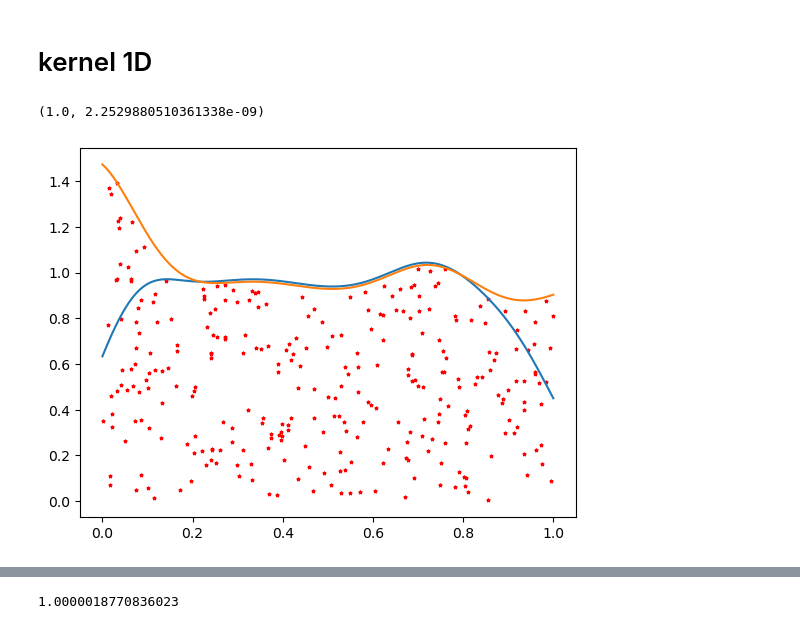
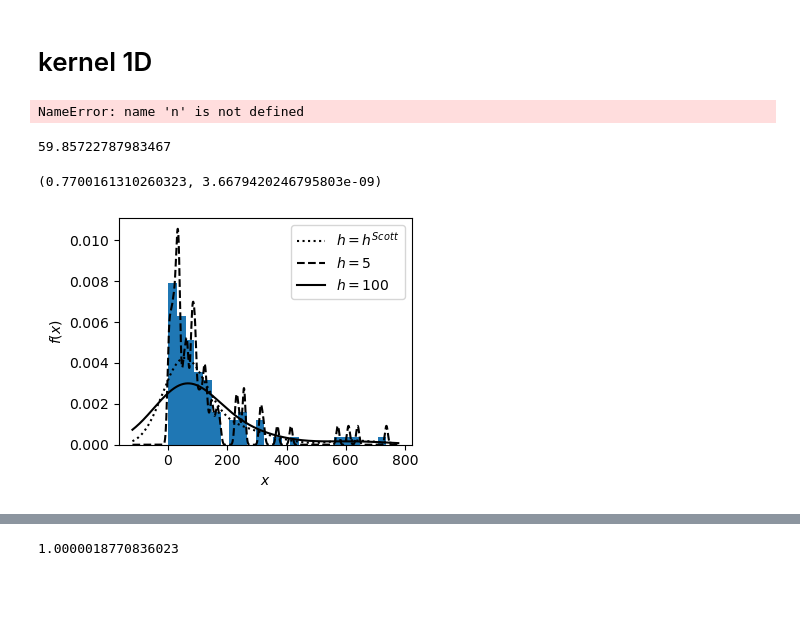
Before and after one commit to jonasbruhub/Analysis-of-Production-flow-systems-with-focus-on-industry, a Jupyter notebook: Simulations and code/MI computation - suicide example.ipynb, the cells around one changed output, grey strips where cells are left out. Saved outputs shown, nothing was run; the diff lists cells and outputs as text; code cells hidden in the pictures; blank space fills up the shorter version.

```diff
--- a/Simulations and code/MI computation - suicide example.ipynb
+++ b/Simulations and code/MI computation - suicide example.ipynb
@@ -84,20 +84,50 @@ kern = KernelJones1D(X)
+# %%
+h = n**(-1/5) * X.var()**0.5
+h
+# %% [output]
+NameError: name 'n' is not defined
 # %%
-xx = np.linspace(0,1,10000)
+xx = np.linspace(-120,X.max()+40,10000)
 
 dx = xx[1] - xx[0]
 
 n = X.__len__()
 
+
+fig, ax = plt.subplots(1,1, figsize = (4,3))
+ax.hist(X,density = True,bins = 25)
+
 h = n**(-1/5) * X.var()**0.5
+print(h)
+kde = gaussian_kde(X, h / X.var()**0.5)
+ax.plot(xx,kde(xx), label=r"$h = h^{Scott}$",color = "black", linestyle="dotted")
 # h = 0.05434782608695652
 
+
+h = 5
 kde = gaussian_kde(X, h / X.var()**0.5)
+ax.plot(xx,kde(xx), label=r"$h = $" + f"{h}",color = "black", linestyle="--")
+# plt.plot(xx,kern(xx))
 
-plt.plot(xx,kde(xx))
-plt.plot(xx,kern(xx))
-plt.scatter(X,np.random.random(X.shape) * kern(X), color = 'r', marker = "*", s = 5)
+h = 100
+kde = gaussian_kde(X, h / X.var()**0.5)
+ax.plot(xx,kde(xx), label=r"$h = $" + f"{h}",color = "black", linestyle="-")
 
-scipy.integrate.quad(lambda x : kern(x), 0, 1)
+
+ax.legend()
+ax.set_xlabel(r"$x$")
+ax.set_ylabel(r"$f\left(x\right)$")
+fig.tight_layout()
+
+
+# plt.savefig(figures_path + "MI estimation/suicide data example.pdf", bbox_inches='tight')
+# plt.savefig(figures_path + "MI estimation/suicide data example.png", bbox_inches='tight')
+
+
+# plt.scatter(X,np.random.random(X.shape) * kern(X), color = 'r', marker = "*", s = 5)
+
+scipy.integrate.quad(lambda x : kde(x), 0, np.inf)
 # %% [output]
-(1.0, 2.2529880510361338e-09)
+59.85722787983467
+(0.7700161310260323, 3.6679420246795803e-09)
-[figure, old version]
+[figure, new version]
```
Also changed, not shown: parts of 16 cells of this notebook, 24 other files.
